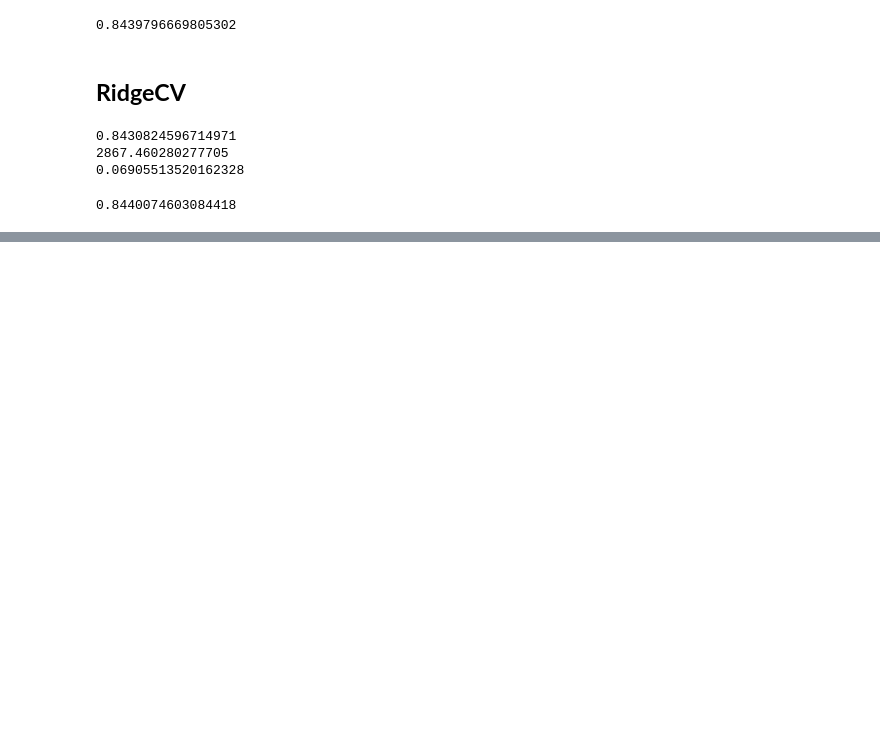
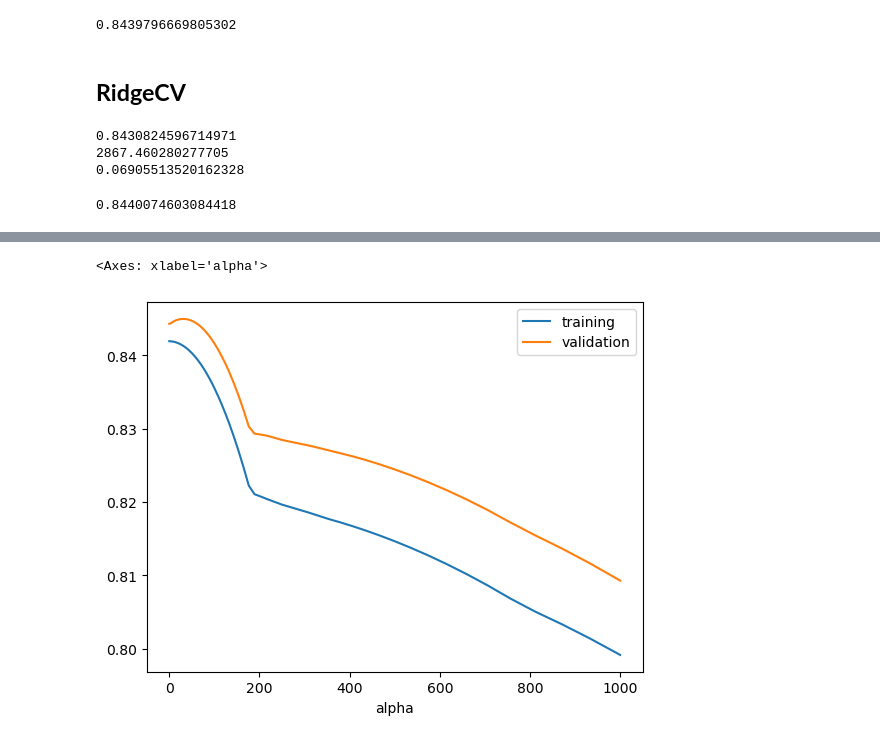
Before and after one commit to Camiloesp/PythonDataScience_SupervisedML, a Jupyter notebook: Regression_and_Forecasting/7_RegularizedRegression.ipynb, the cells around one changed output, grey strips where cells are left out. Saved outputs shown, nothing was run; the diff lists cells and outputs as text; code cells hidden in the pictures; blank space fills up the shorter version.

Commit message:
Lasso/Lasso SV Regression

```diff
--- a/Regression_and_Forecasting/7_RegularizedRegression.ipynb
+++ b/Regression_and_Forecasting/7_RegularizedRegression.ipynb
@@ -196,0 +199,13 @@ ridge_model.score(X_te, y_test)
+# %%
+# Standardization
+from sklearn.preprocessing import StandardScaler
+
+std = StandardScaler()
+X_tr = std.fit_transform(X_train.values)
+X_val = std.transform(X_valid.values)
+X_te = std.transform(X_test.values)
+# %%
+from sklearn.linear_model import Lasso
+
+lasso_model = Lasso(alpha=1).fit(X_tr, y_train) # Up strength to drop vars
+list(zip(X.columns, lasso_model.coef_))
@@ -196,0 +224,22 @@ ridge_model.score(X_te, y_test)
+# %%
+n_alphas = 200
+alphas = 10 ** np.linspace(-3, 3, n_alphas)
+
+train_scores = []
+val_scores = []
+
+for alpha in alphas:
+    lasso_model = Lasso(alpha=alpha).fit(X_tr, y_train)
+    train_scores.append(lasso_model.score(X_tr, y_train))
+    val_scores.append(lasso_model.score(X_val, y_valid))
+
+scores_df = pd.DataFrame({
+    'alpha': alphas,
+    'training': train_scores,
+    'validation': val_scores
+})
+
+scores_df.set_index('alpha').plot() #[:150]
+# %% [output]
+<Axes: xlabel='alpha'>
+[figure, added]
```
Also changed, not shown: parts of 11 cells of this notebook.
